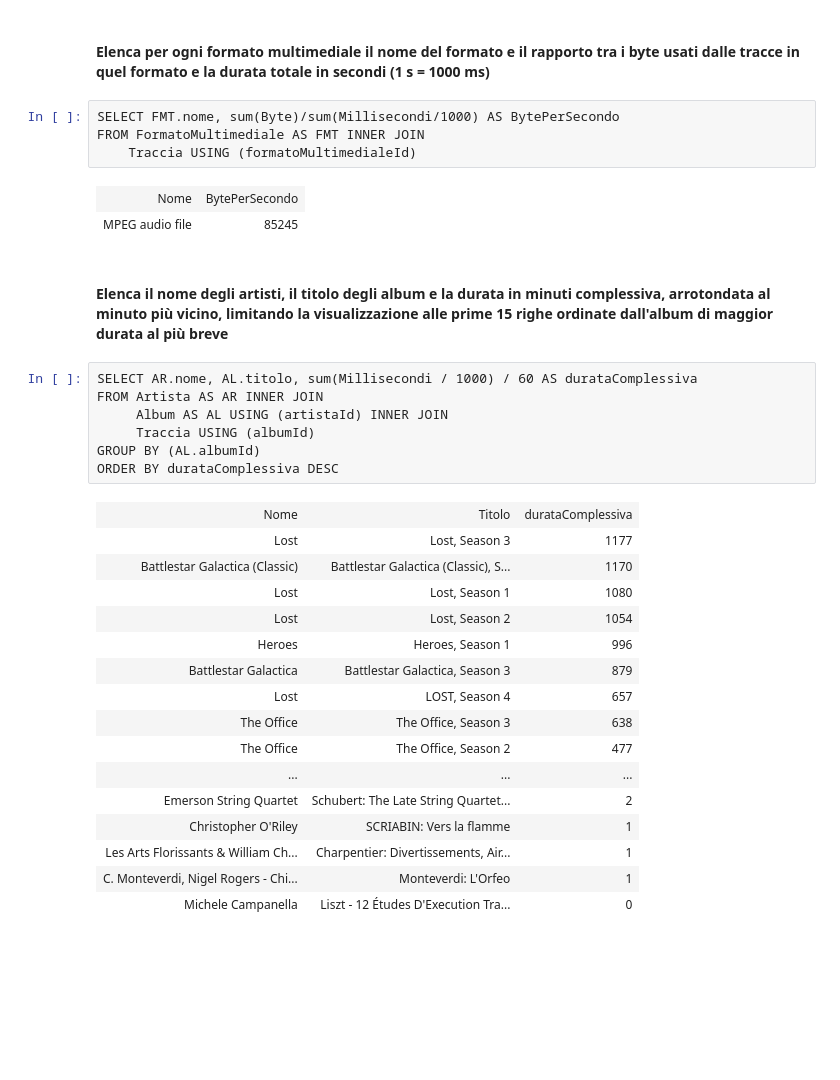
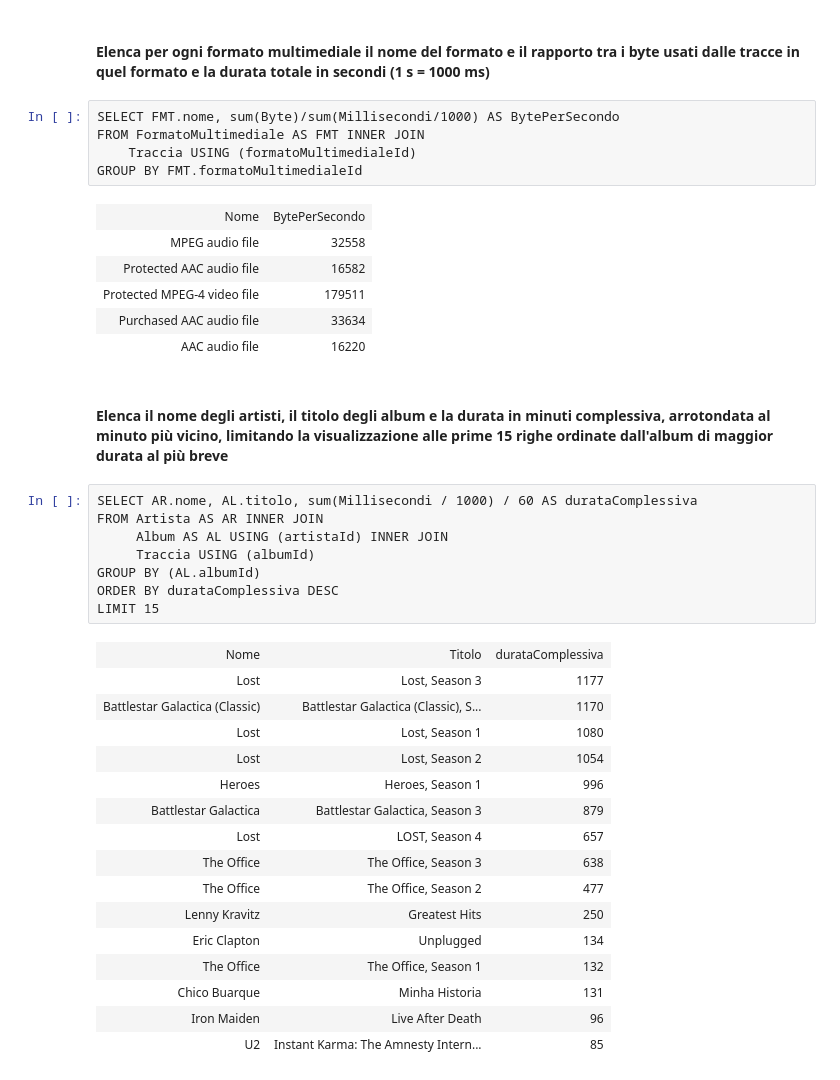
Before and after one commit to gionatamassibenincasa/database-didattici, a Jupyter notebook: chinook-it/Esercizi_Chinook.ipynb, the cells around one changed output. Saved outputs shown, nothing was run; the diff lists cells and outputs as text; blank space fills up the shorter version.

```diff
--- a/chinook-it/Esercizi_Chinook.ipynb
+++ b/chinook-it/Esercizi_Chinook.ipynb
@@ -576,32 +576,38 @@ LIMIT 10
 SELECT FMT.nome, sum(Byte)/sum(Millisecondi/1000) AS BytePerSecondo
 FROM FormatoMultimediale AS FMT INNER JOIN
     Traccia USING (formatoMultimedialeId)
+GROUP BY FMT.formatoMultimedialeId
 # %% [output]
 | Nome | BytePerSecondo |
-| MPEG audio file | 85245 |
+| MPEG audio file | 32558 |
+| Protected AAC audio file | 16582 |
+| Protected MPEG-4 video file | 179511 |
+| Purchased AAC audio file | 33634 |
+| AAC audio file | 16220 |
 # %% [markdown]
 #### Elenca il nome degli artisti, il titolo degli album e la durata in minuti complessiva, arrotondata al minuto più vicino, limitando la visualizzazione alle prime 15 righe ordinate dall'album di maggior durata al più breve
 # %%
 SELECT AR.nome, AL.titolo, sum(Millisecondi / 1000) / 60 AS durataComplessiva
 FROM Artista AS AR INNER JOIN
      Album AS AL USING (artistaId) INNER JOIN
      Traccia USING (albumId)
 GROUP BY (AL.albumId)
 ORDER BY durataComplessiva DESC
+LIMIT 15
 # %% [output]
 | Nome | Titolo | durataComplessiva |
 | Lost | Lost, Season 3 | 1177 |
 | Battlestar Galactica (Classic) | Battlestar Galactica (Classic), S... | 1170 |
 | Lost | Lost, Season 1 | 1080 |
 | Lost | Lost, Season 2 | 1054 |
 | Heroes | Heroes, Season 1 | 996 |
 | Battlestar Galactica | Battlestar Galactica, Season 3 | 879 |
 | Lost | LOST, Season 4 | 657 |
 | The Office | The Office, Season 3 | 638 |
 | The Office | The Office, Season 2 | 477 |
-| ... | ... | ... |
-| Emerson String Quartet | Schubert: The Late String Quartet... | 2 |
-| Christopher O'Riley | SCRIABIN: Vers la flamme | 1 |
-| Les Arts Florissants & William Ch... | Charpentier: Divertissements, Air... | 1 |
-| C. Monteverdi, Nigel Rogers - Chi... | Monteverdi: L'Orfeo | 1 |
-| Michele Campanella | Liszt - 12 Études D'Execution Tra... | 0 |
+| Lenny Kravitz | Greatest Hits | 250 |
+| Eric Clapton | Unplugged | 134 |
+| The Office | The Office, Season 1 | 132 |
+| Chico Buarque | Minha Historia | 131 |
+| Iron Maiden | Live After Death | 96 |
+| U2 | Instant Karma: The Amnesty Intern... | 85 |
```
